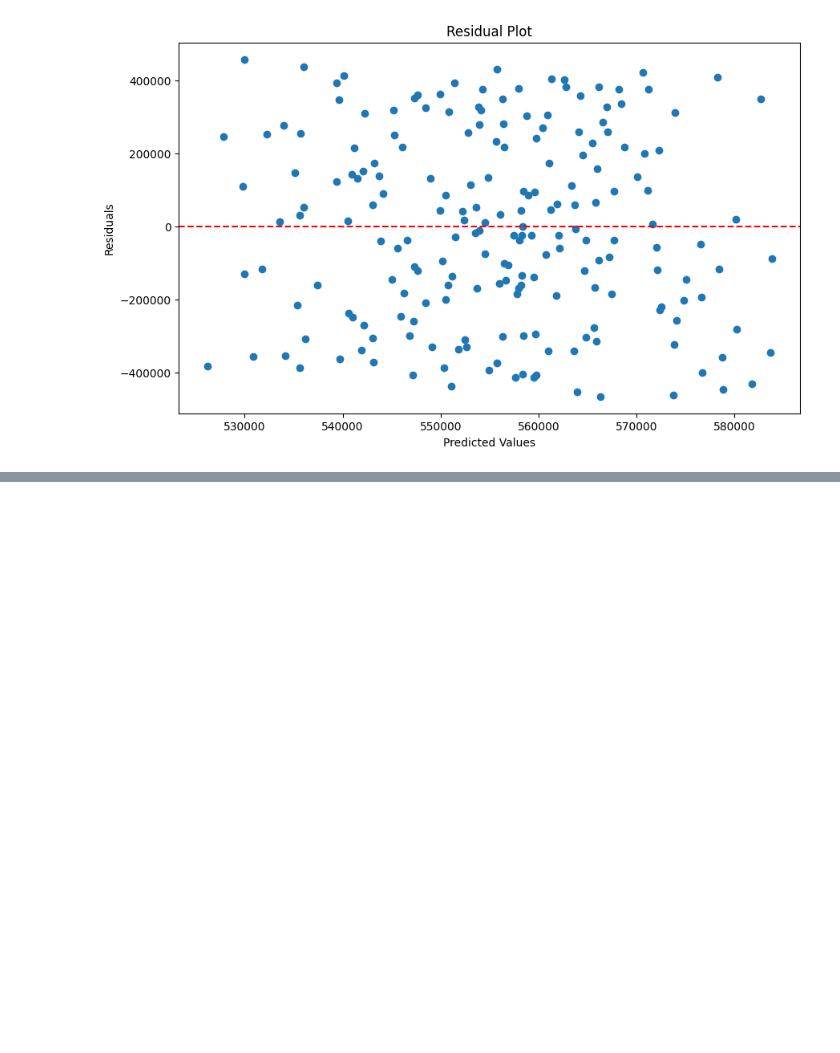
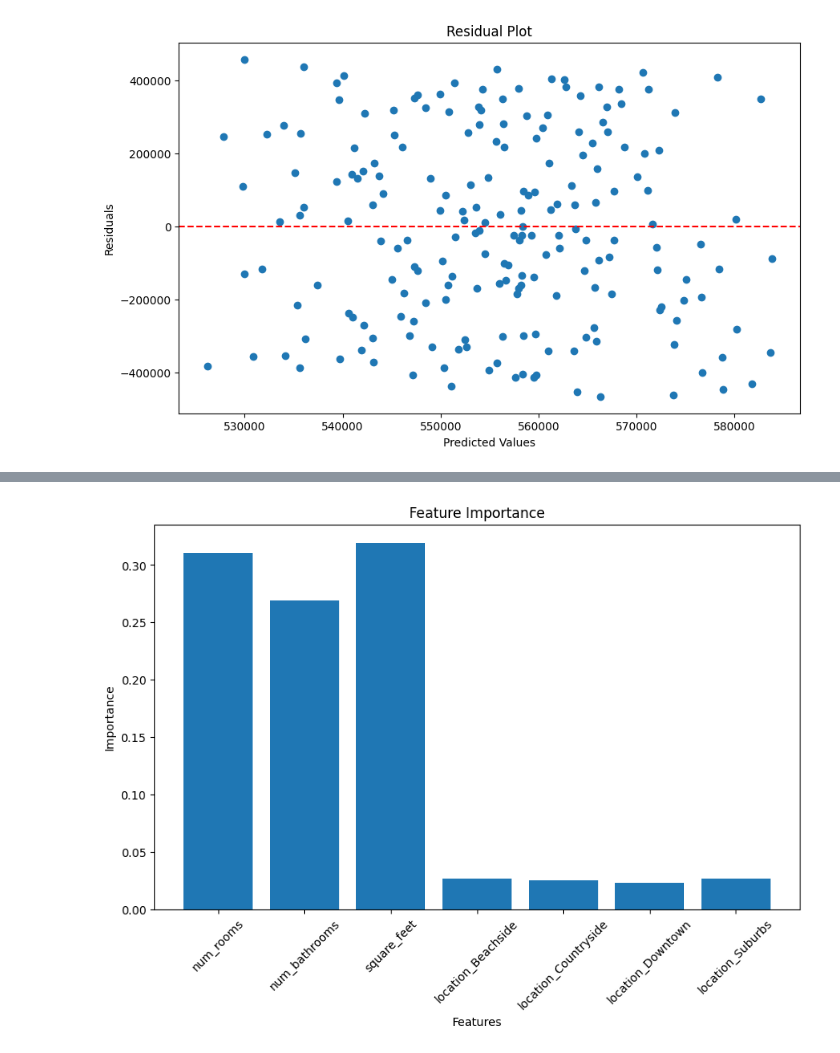
Before and after one commit to channingc1212/interview_prep, a Jupyter notebook: regression.ipynb, the cells around one changed output, grey strips where cells are left out. Saved outputs shown, nothing was run; the diff lists cells and outputs as text; code cells hidden in the pictures; blank space fills up the shorter version.

```diff
--- a/regression.ipynb
+++ b/regression.ipynb
@@ -170,0 +209,13 @@ rf_model.fit(X_train, y_train)
+# %%
+# Visalize Feature Importance
+import matplotlib.pyplot as plt
+
+plt.figure(figsize=(10, 6))
+plt.bar(X_train.columns, rf_model.feature_importances_)
+plt.xlabel('Features')
+plt.ylabel('Importance')
+plt.title('Feature Importance')
+plt.xticks(rotation=45)
+plt.show()
+# %% [output]
+[figure, added]
```
Also changed, not shown: parts of 3 cells of this notebook, 1 other file.
